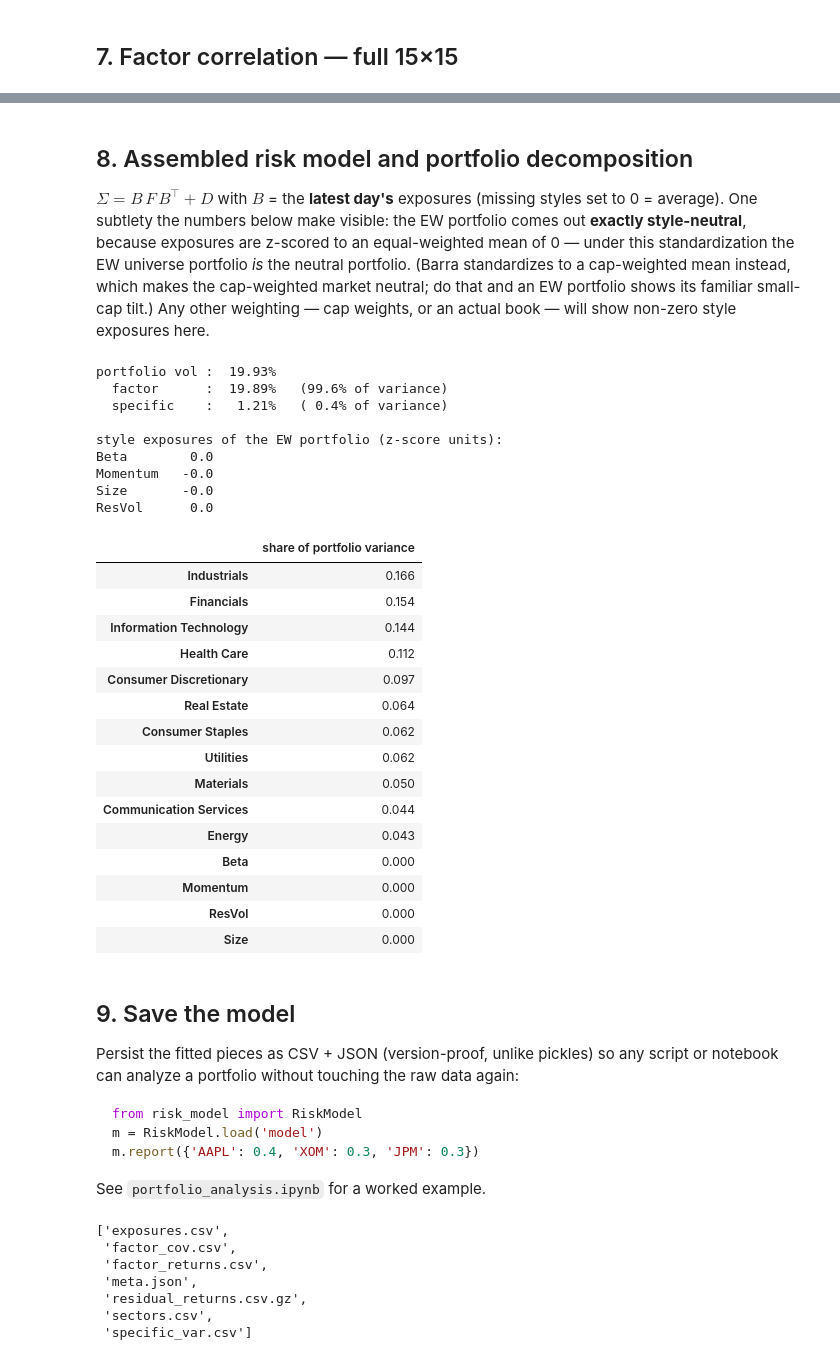
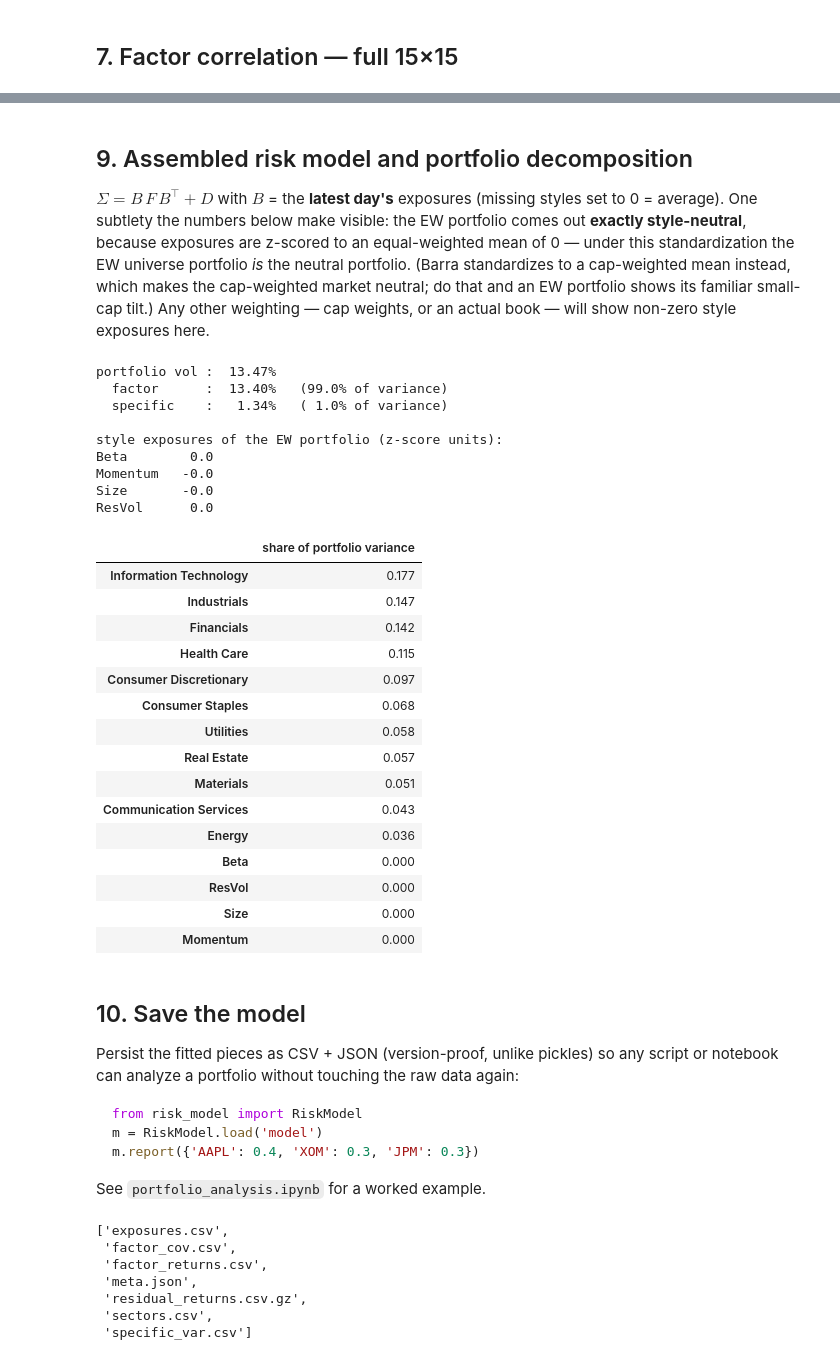
Before and after one commit to Ashwin-Iyer1/Index-based-Factor-Decomposition, a Jupyter notebook: BinaryClassification/style_factors.ipynb, the cells around one changed output, grey strips where cells are left out. Drawn from its saved outputs; the diff is of its cells as text; code cells hidden in the pictures.

Commit message:
add half life.

```diff
--- a/BinaryClassification/style_factors.ipynb
+++ b/BinaryClassification/style_factors.ipynb
@@ -78,16 +85,16 @@ sector-only mean cross-sectional R2: 0.287
 # %%
 mkt = rets.mean(axis=1)                                      # equal-weighted market return
 
-beta = (rets.rolling(252, min_periods=126).cov(mkt)
-            .div(mkt.rolling(252, min_periods=126).var(), axis=0))
+beta = (rets.ewm(halflife=63, min_periods=126).cov(mkt)
+            .div(mkt.ewm(halflife=63, min_periods=126).var(), axis=0))
 
 logret = np.log1p(rets)
-mom = np.expm1(logret.rolling(231, min_periods=120).sum()).shift(21)   # covers t-252 .. t-21
+mom = logret.shift(21).ewm(halflife=126, min_periods=120).mean()       # RSTR: skip last month
 
 dollar_vol = px.loc[rets.index] * vlm.loc[rets.index]
 size = np.log(dollar_vol.rolling(63, min_periods=21).median())
 
-resvol = E_sec.rolling(252, min_periods=126).std() * np.sqrt(252)
+resvol = E_sec.ewm(halflife=42, min_periods=126).std() * np.sqrt(252)
 # %% [markdown]
 ## 4. Winsorize, standardize, lag
 
@@ -203,0 +230,13 @@ plt.show()
+# %%
+from risk_model import ewma_factor_cov, ewma_specific_var
+
+FACTOR_COV_PARAMS = dict(vol_half_life=84, corr_half_life=504, nw_lags_var=5, nw_lags_corr=2)
+SPECIFIC_PARAMS   = dict(half_life=84, nw_lags=5)
+
+Fcov_all = ewma_factor_cov(F_all, **FACTOR_COV_PARAMS)
+spec_var = ewma_specific_var(E_all, **SPECIFIC_PARAMS).reindex(rets.columns)
+spec_var = spec_var.fillna(spec_var.median())
+
+pd.DataFrame({'flat 8y vol': np.sqrt(np.diag(F_all.cov() * 252)),
+              'EWMA vol (HL 84d)': np.sqrt(np.diag(Fcov_all))},
+             index=Fcov_all.columns).round(3)
@@ -204,5 +260,5 @@ plt.show()
 # %% [markdown]
-## 8. Assembled risk model and portfolio decomposition
+## 9. Assembled risk model and portfolio decomposition
 
 $\Sigma = B\,F\,B^\top + D$ with $B$ = the **latest day's** exposures (missing styles set
 to 0 = average). One subtlety the numbers below make visible: the EW portfolio comes out
@@ -212,60 +268,56 @@ standardizes to a cap-weighted mean instead, which makes the cap-weighted market
 do that and an EW portfolio shows its familiar small-cap tilt.) Any other weighting — cap
 weights, or an actual book — will show non-zero style exposures here.
 # %%
-Fcov_all = F_all.cov() * 252
-spec_var = (E_all.var() * 252).reindex(rets.columns)
-spec_var = spec_var.fillna(spec_var.median())
-
 t_last = F_all.index[-1]
 S_last = pd.concat([styles[n].loc[t_last].rename(n) for n in STYLES], axis=1) \
            .reindex(rets.columns).fillna(0)
 B = np.column_stack([X.values, S_last.values])               # N x 15 latest exposures
 
 Sigma = pd.DataFrame(B @ Fcov_all.values @ B.T + np.diag(spec_var),
                      index=rets.columns, columns=rets.columns)
 
 w = pd.Series(1 / len(sec), index=sec.index)                 # equal-weight portfolio
 bexp = pd.Series(B.T @ w.values, index=fac_cols)
 var_fac  = bexp @ Fcov_all @ bexp
 var_spec = (w**2 * spec_var).sum()
 var_tot  = var_fac + var_spec
 
 print(f'portfolio vol : {np.sqrt(var_tot):7.2%}')
 print(f'  factor      : {np.sqrt(var_fac):7.2%}   ({var_fac / var_tot:5.1%} of variance)')
 print(f'  specific    : {np.sqrt(var_spec):7.2%}   ({var_spec / var_tot:5.1%} of variance)')
 print('\nstyle exposures of the EW portfolio (z-score units):')
 print(bexp[STYLES].round(3).to_string())
 
 contrib = (bexp * (Fcov_all @ bexp) / var_tot).sort_values(ascending=False)
 contrib.round(3).to_frame('share of portfolio variance')
 # %% [output]
-portfolio vol :  19.93%
-  factor      :  19.89%   (99.6% of variance)
-  specific    :   1.21%   ( 0.4% of variance)
+portfolio vol :  13.47%
+  factor      :  13.40%   (99.0% of variance)
+  specific    :   1.34%   ( 1.0% of variance)
 
 style exposures of the EW portfolio (z-score units):
 Beta        0.0
 Momentum   -0.0
 Size       -0.0
 ResVol      0.0
 |  | share of portfolio variance |
-| Industrials | 0.166 |
-| Financials | 0.154 |
-| Information Technology | 0.144 |
-| Health Care | 0.112 |
+| Information Technology | 0.177 |
+| Industrials | 0.147 |
+| Financials | 0.142 |
+| Health Care | 0.115 |
 | Consumer Discretionary | 0.097 |
-| Real Estate | 0.064 |
-| Consumer Staples | 0.062 |
-| Utilities | 0.062 |
-| Materials | 0.050 |
-| Communication Services | 0.044 |
-| Energy | 0.043 |
+| Consumer Staples | 0.068 |
+| Utilities | 0.058 |
+| Real Estate | 0.057 |
+| Materials | 0.051 |
+| Communication Services | 0.043 |
+| Energy | 0.036 |
 | Beta | 0.000 |
-| Momentum | 0.000 |
 | ResVol | 0.000 |
 | Size | 0.000 |
+| Momentum | 0.000 |
 # %% [markdown]
-## 9. Save the model
+## 10. Save the model
 
 Persist the fitted pieces as CSV + JSON (version-proof, unlike pickles) so any script or
 notebook can analyze a portfolio without touching the raw data again:
```
Also changed, not shown: parts of 9 cells of this notebook, 14 other files.
